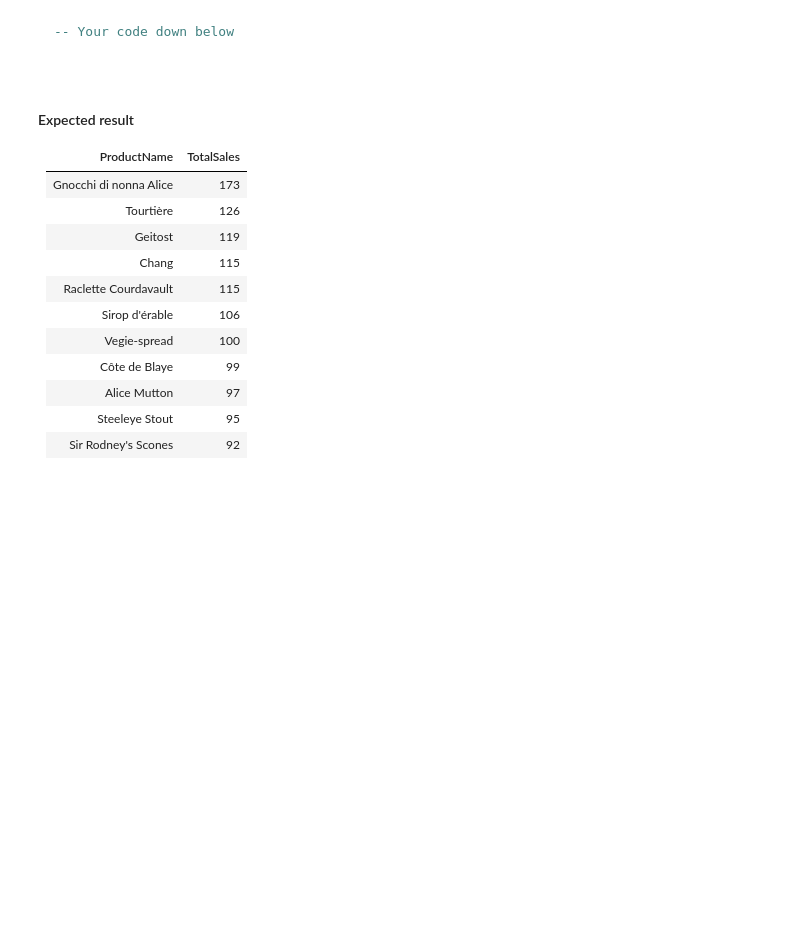
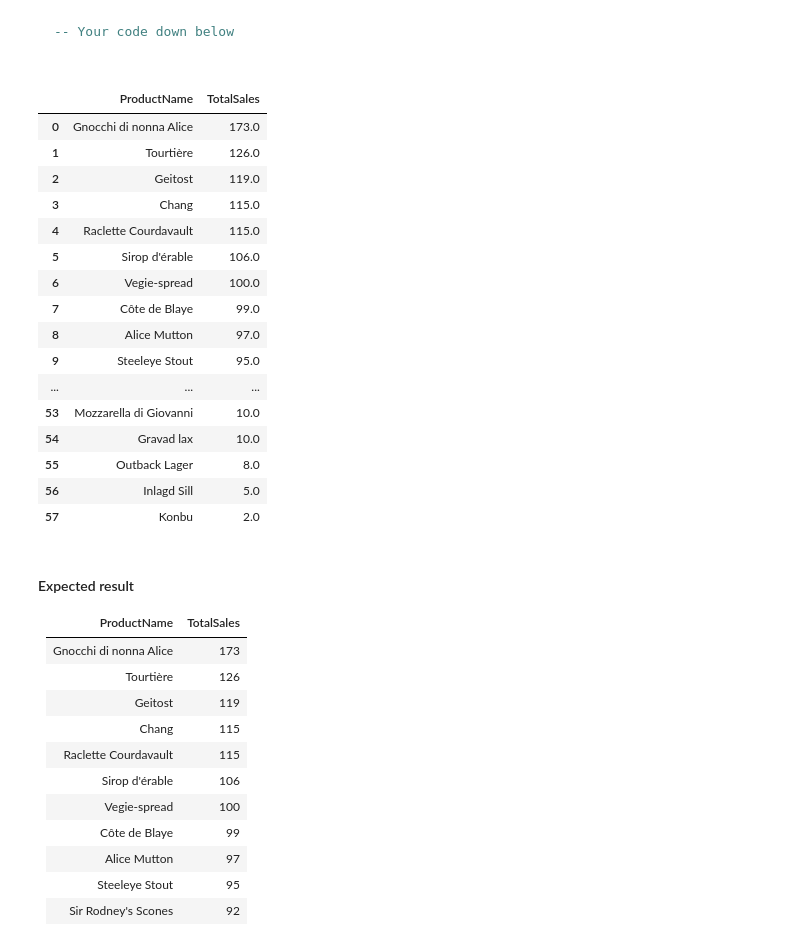
Before and after one commit to Ironhack-data-bcn-oct-2023/lab-mysql-common-table-expressions, a Jupyter notebook: main.ipynb, the cells around one changed output. Cells and saved outputs as stored; diff of their text form; code cells hidden in the pictures; blank space fills up the shorter version.

````diff
--- a/main.ipynb
+++ b/main.ipynb
@@ -254,6 +263,39 @@ Assume we have the Northwind database which contains tables like Orders, OrderDe
 -- Your code down below
 
  ```
+# %%
+query = """
+WITH totalsales as(
+SELECT ProductName, SUM(quantity) AS TotalSales
+FROM Products
+JOIN OrderDetails ON products.productID = OrderDetails.productID
+JOIN orders ON OrderDetails.OrderID = orders.OrderID
+WHERE OrderDate BETWEEN '1997-01-01' AND '1997-12-31'
+GROUP BY ProductName
+ORDER BY TotalSales DESC)
+
+SELECT ProductName, TotalSales
+FROM totalsales;
+"""
+pd.read_sql_query(query, engine)
+# %% [output]
+|  | ProductName | TotalSales |
+| 0 | Gnocchi di nonna Alice | 173.0 |
+| 1 | Tourtière | 126.0 |
+| 2 | Geitost | 119.0 |
+| 3 | Chang | 115.0 |
+| 4 | Raclette Courdavault | 115.0 |
+| 5 | Sirop d'érable | 106.0 |
+| 6 | Vegie-spread | 100.0 |
+| 7 | Côte de Blaye | 99.0 |
+| 8 | Alice Mutton | 97.0 |
+| 9 | Steeleye Stout | 95.0 |
+| ... | ... | ... |
+| 53 | Mozzarella di Giovanni | 10.0 |
+| 54 | Gravad lax | 10.0 |
+| 55 | Outback Lager | 8.0 |
+| 56 | Inlagd Sill | 5.0 |
+| 57 | Konbu | 2.0 |
 # %% [markdown]
 #### Expected result
 
````
Also changed, not shown: parts of 1 cell of this notebook.
